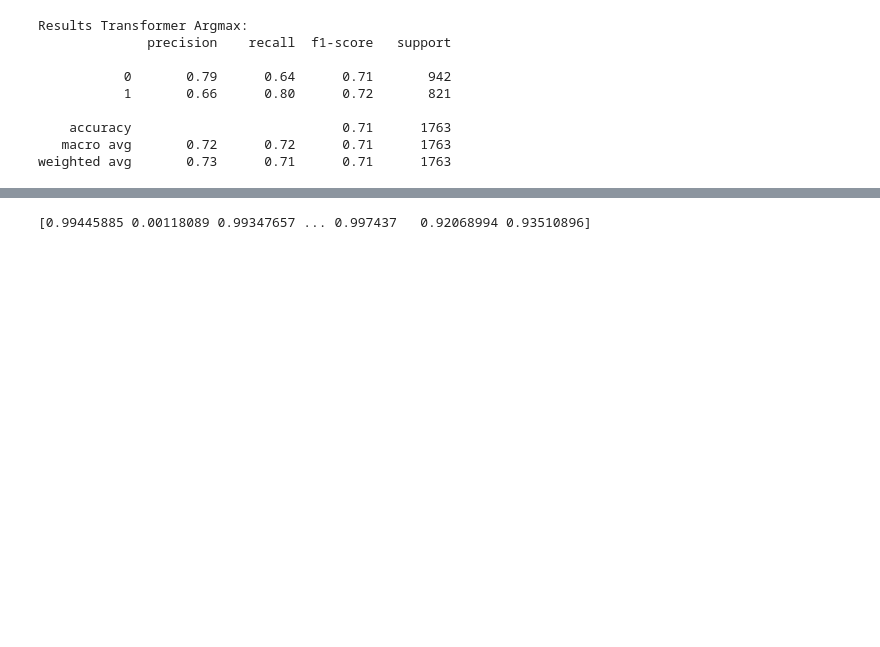
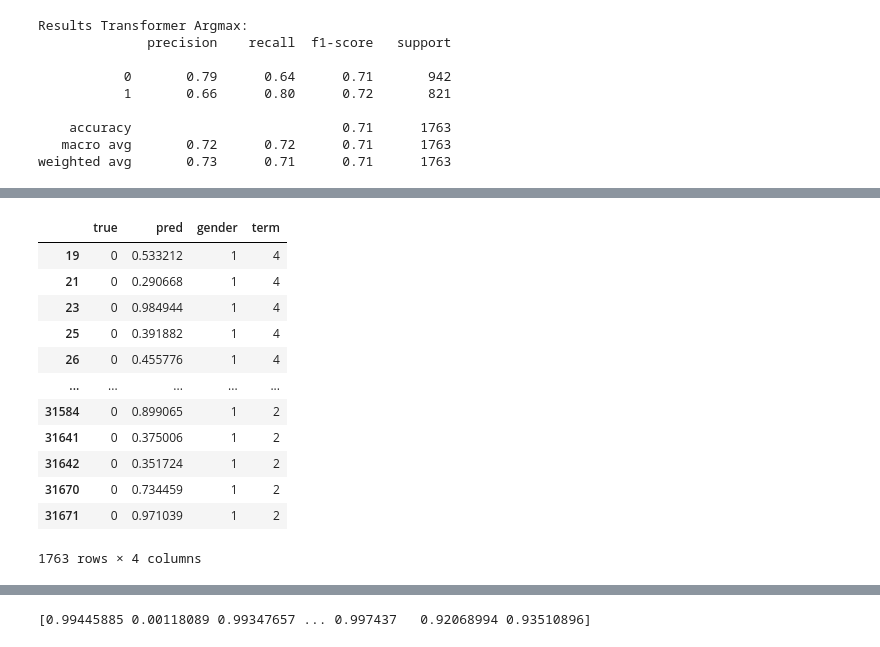
Before and after one commit to guill-mr/Speech_Classification_in_Spanish_Parliament_with_Transformers, a Jupyter notebook: Transformer_model.ipynb, the cells around one changed output, grey strips where cells are left out. Saved outputs shown, nothing was run; the diff lists cells and outputs as text; code cells hidden in the pictures; blank space fills up the shorter version.

```diff
--- a/Transformer_model.ipynb
+++ b/Transformer_model.ipynb
@@ -571,0 +589,16 @@ weighted avg       0.73      0.71      0.71      1763
+# %%
+display(pred_data)
+# %% [output]
+|  | true | pred | gender | term |
+| 19 | 0 | 0.533212 | 1 | 4 |
+| 21 | 0 | 0.290668 | 1 | 4 |
+| 23 | 0 | 0.984944 | 1 | 4 |
+| 25 | 0 | 0.391882 | 1 | 4 |
+| 26 | 0 | 0.455776 | 1 | 4 |
+| ... | ... | ... | ... | ... |
+| 31584 | 0 | 0.899065 | 1 | 2 |
+| 31641 | 0 | 0.375006 | 1 | 2 |
+| 31642 | 0 | 0.351724 | 1 | 2 |
+| 31670 | 0 | 0.734459 | 1 | 2 |
+| 31671 | 0 | 0.971039 | 1 | 2 |
+1763 rows × 4 columns
```
Also changed, not shown: parts of 8 cells of this notebook.
